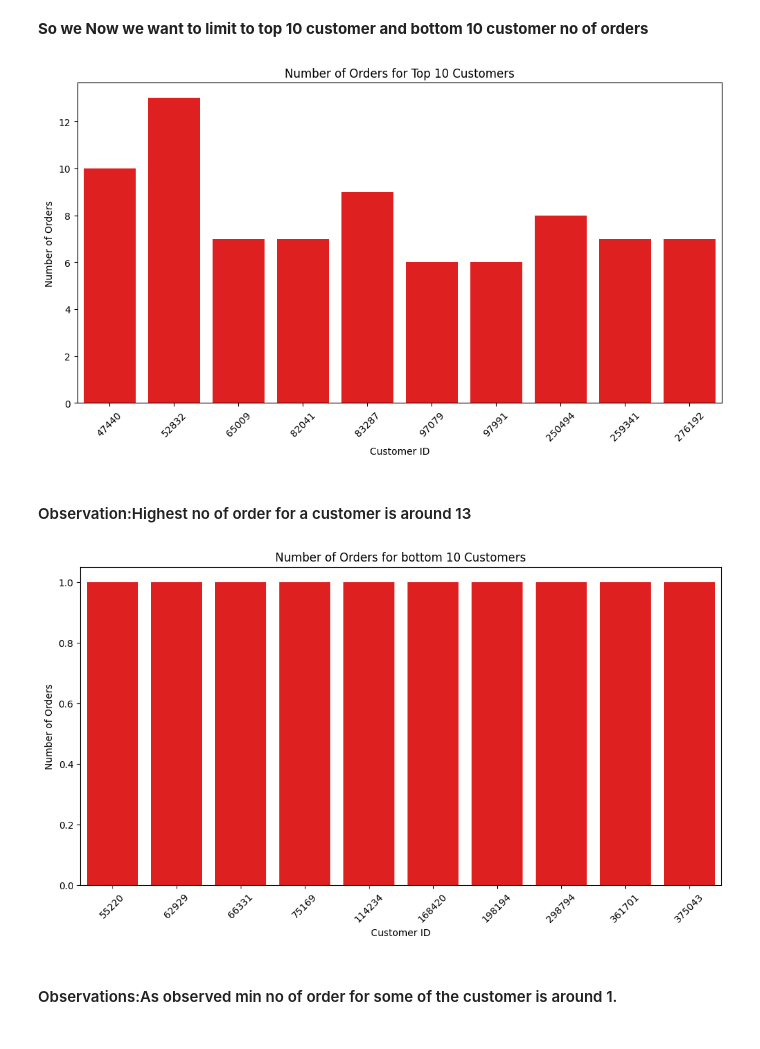
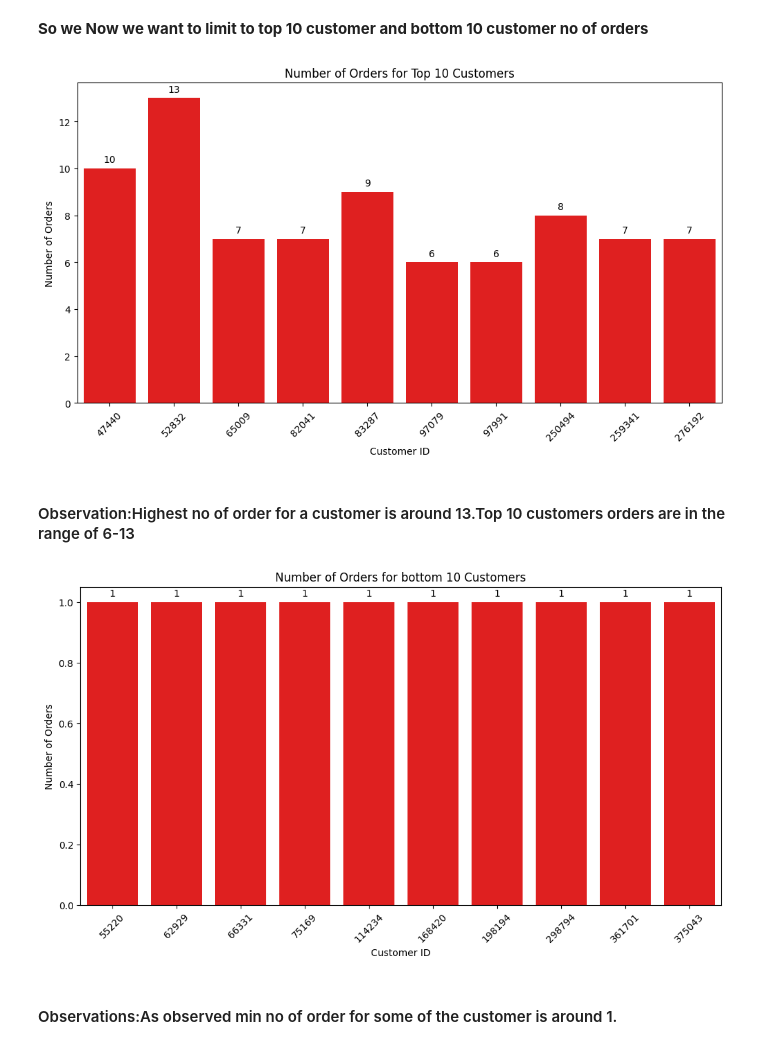
Before and after one commit to Rajesh2015/FoodHub-Data-Analysis, a Jupyter notebook: FoodHub-EDA.ipynb, the cells around one changed output. Saved outputs shown, nothing was run; the diff lists cells and outputs as text; code cells hidden in the pictures.

```diff
--- a/FoodHub-EDA.ipynb
+++ b/FoodHub-EDA.ipynb
@@ -228,6 +228,17 @@ def anotate_chart(plot,ax):
                     ha = 'center', va = 'center',
                     xytext = (0, 9),
                     textcoords = 'offset points')
+# %%
+def drawcountPlot(df,x,n,xlabel,ylabel,title,isTop,hue=None):
+  top_resturant_df=findToporBottom(df,x,topn,isTop)
+  plt.figure(figsize=(12, 6))
+  ax=sns.countplot(data=top_resturant_df, x=x, hue=hue,color='red')
+  plt.xticks(rotation=45)
+  plt.xlabel(xlabel)
+  plt.ylabel(ylabel)
+  plt.title(title)
+  anotate_chart(plt,ax)
+  return plt
 # %% [markdown]
 # **Customer_id Analysis**
 # %%
@@ -247,30 +258,18 @@ Unique customer count 1200
 **So we Now we want to limit to top 10 customer and bottom 10 customer no of orders**
 # %%
 top_n=10
-topdf=findToporBottom(food_df,'customer_id',top_n,True)
-plt.figure(figsize=(12, 6))
-sns.countplot(data=topdf, x='customer_id', color='red')
-plt.xticks(rotation=45)
-plt.xlabel('Customer ID')
-plt.ylabel('Number of Orders')
-plt.title(f'Number of Orders for Top {top_n} Customers')
+drawcountPlot(df=food_df,x='customer_id',n=top_n,xlabel='Customer ID',ylabel='Number of Orders',title=f'Number of Orders for Top {top_n} Customers',isTop=True)
 plt.show()
 # %% [output]
-[figure, old version]
+[figure, new version]
 # %% [markdown]
-#### Observation:Highest no of order for a customer is around 13
+#### Observation:Highest no of order for a customer is around 13.Top 10 customers orders are in the range of 6-13
 # %%
 bottom_n=10
-botdf=findToporBottom(food_df,'customer_id',bottom_n,False)
-plt.figure(figsize=(12, 6))
-sns.countplot(data=botdf, x='customer_id', color='red')
-plt.xticks(rotation=45)
-plt.xlabel('Customer ID')
-plt.ylabel('Number of Orders')
-plt.title(f'Number of Orders for bottom {bottom_n} Customers')
+drawcountPlot(df=food_df,x='customer_id',n=top_n,xlabel='Customer ID',ylabel='Number of Orders',title=f'Number of Orders for bottom {bottom_n} Customers',isTop=False)
 plt.show()
 # %% [output]
-[figure, old version]
+[figure, new version]
 # %% [markdown]
 #### Observations:As observed min no of order for some of the customer is around 1.
 # %%
```
Also changed, not shown: parts of 3 cells of this notebook.
